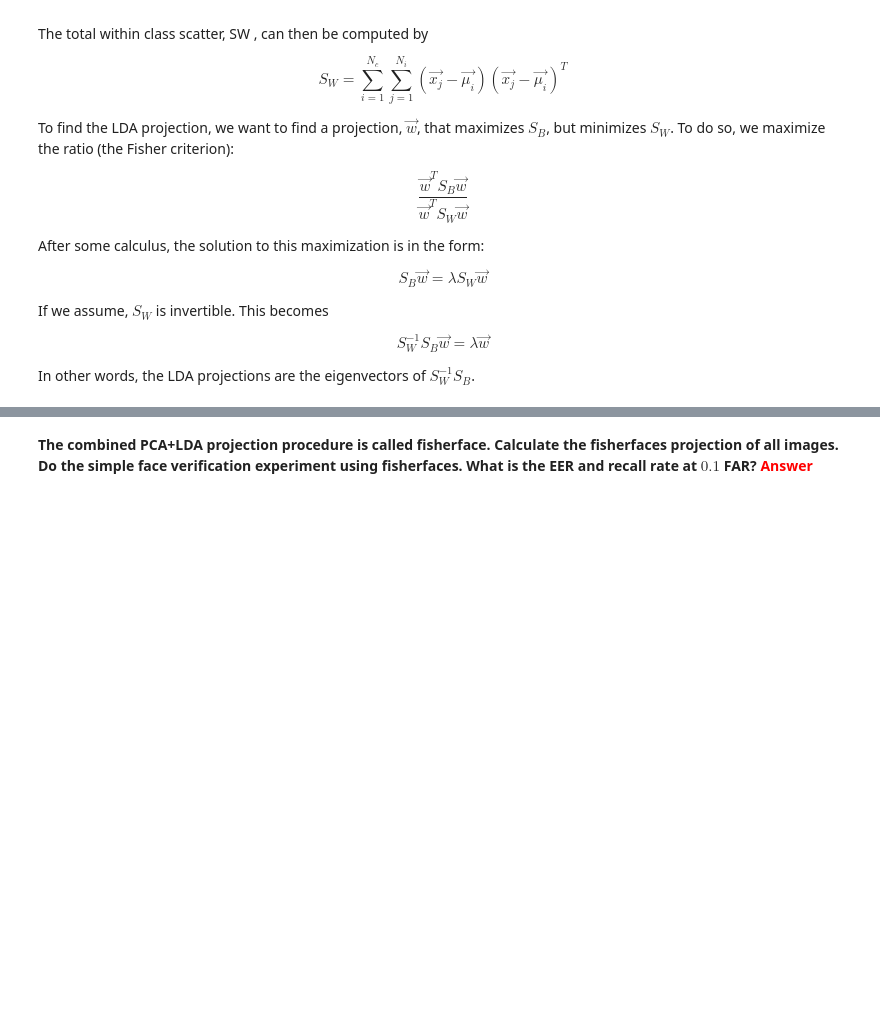
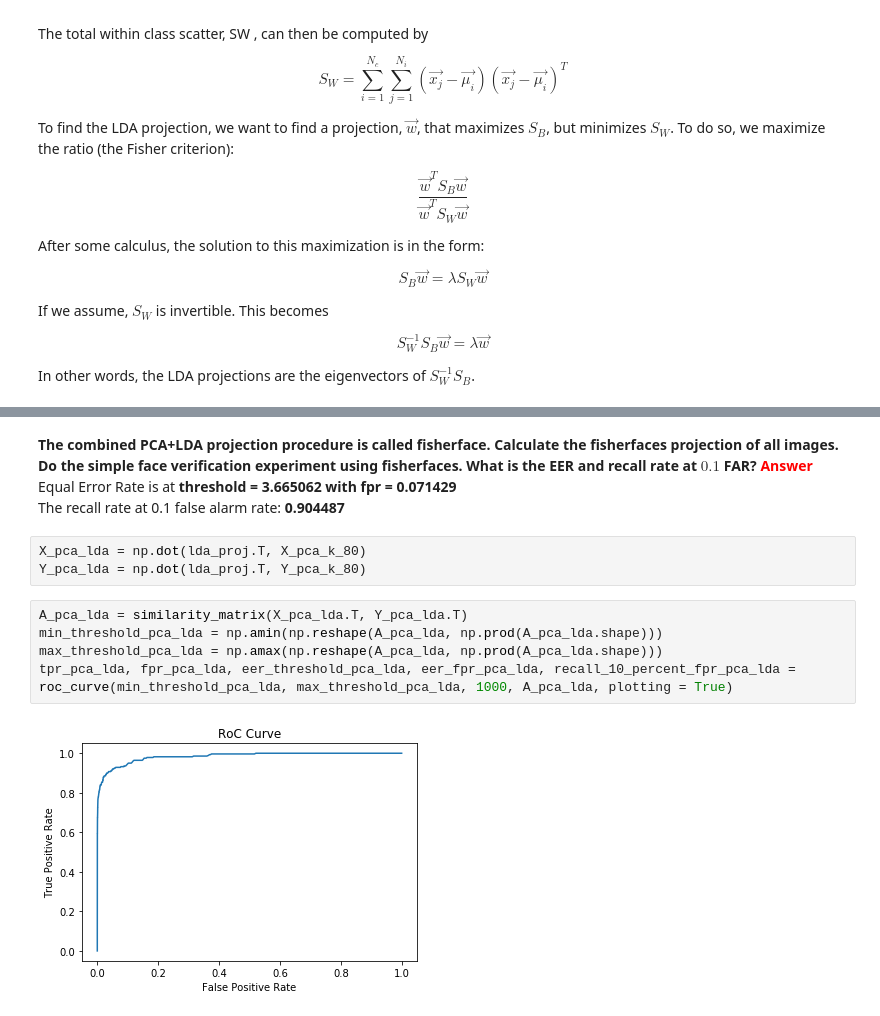
Before and after one commit to pirsquareff/fisherface, a Jupyter notebook: notebook/Face Verification.ipynb, the cells around one changed output, grey strips where cells are left out. Drawn from its saved outputs; the diff is of its cells as text; blank space fills up the shorter version.

```diff
--- a/notebook/Face Verification.ipynb
+++ b/notebook/Face Verification.ipynb
@@ -699,3 +728,15 @@ In other words, the LDA projections are the eigenvectors of $S_{W}^{-1}S_{B}$.
 # %% [markdown]
 **The combined PCA+LDA projection procedure is called fisherface. Calculate the fisherfaces projection of all images. Do the simple face verification experiment using fisherfaces. What is the EER and recall rate at $0.1%$ FAR?**
 <font color=red>**Answer**</font><br>
+Equal Error Rate is at **threshold = 3.665062 with fpr = 0.071429**<br>
+The recall rate at 0.1 false alarm rate: **0.904487**
+# %%
+X_pca_lda = np.dot(lda_proj.T, X_pca_k_80)
+Y_pca_lda = np.dot(lda_proj.T, Y_pca_k_80)
+# %%
+A_pca_lda = similarity_matrix(X_pca_lda.T, Y_pca_lda.T)
+min_threshold_pca_lda = np.amin(np.reshape(A_pca_lda, np.prod(A_pca_lda.shape)))
+max_threshold_pca_lda = np.amax(np.reshape(A_pca_lda, np.prod(A_pca_lda.shape)))
+tpr_pca_lda, fpr_pca_lda, eer_threshold_pca_lda, eer_fpr_pca_lda, recall_10_percent_fpr_pca_lda = roc_curve(min_threshold_pca_lda, max_threshold_pca_lda, 1000, A_pca_lda, plotting = True)
+# %% [output]
+[figure, added]
```
Also changed, not shown: parts of 27 cells of this notebook.
